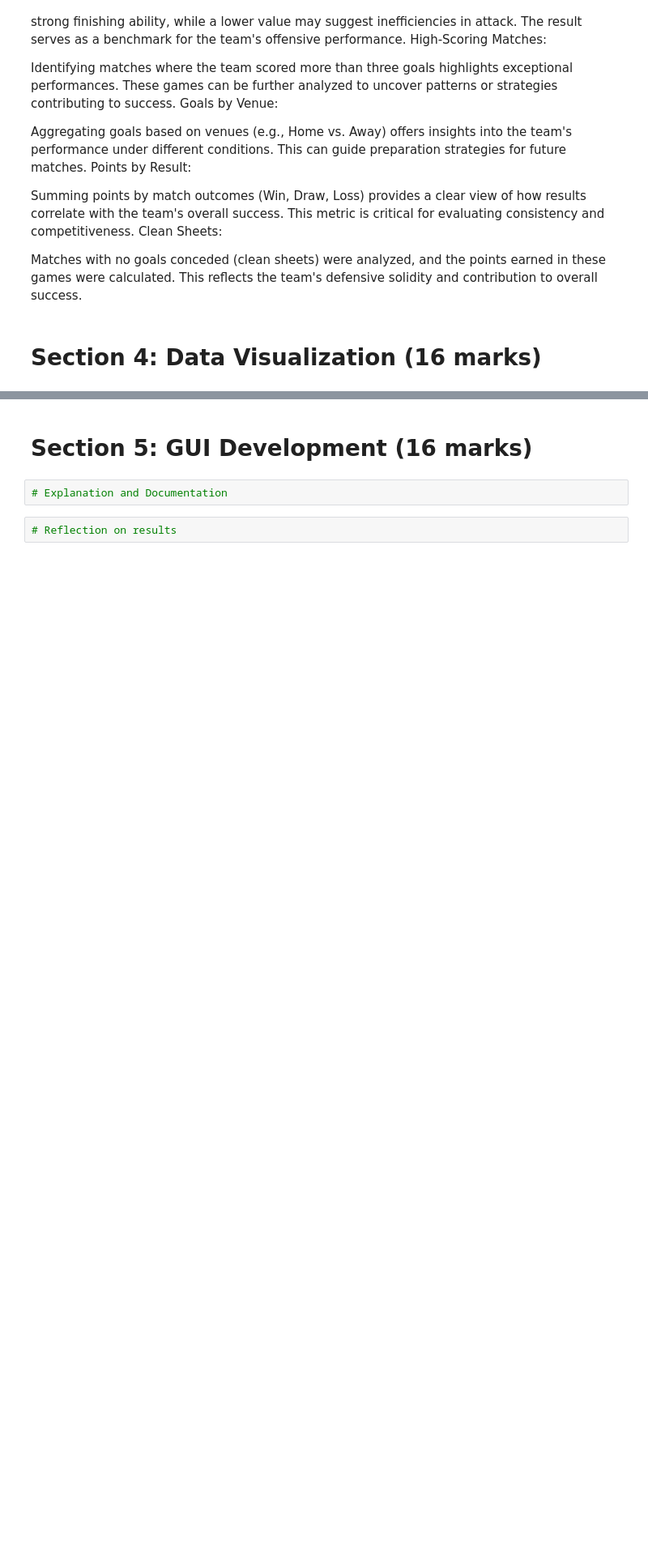
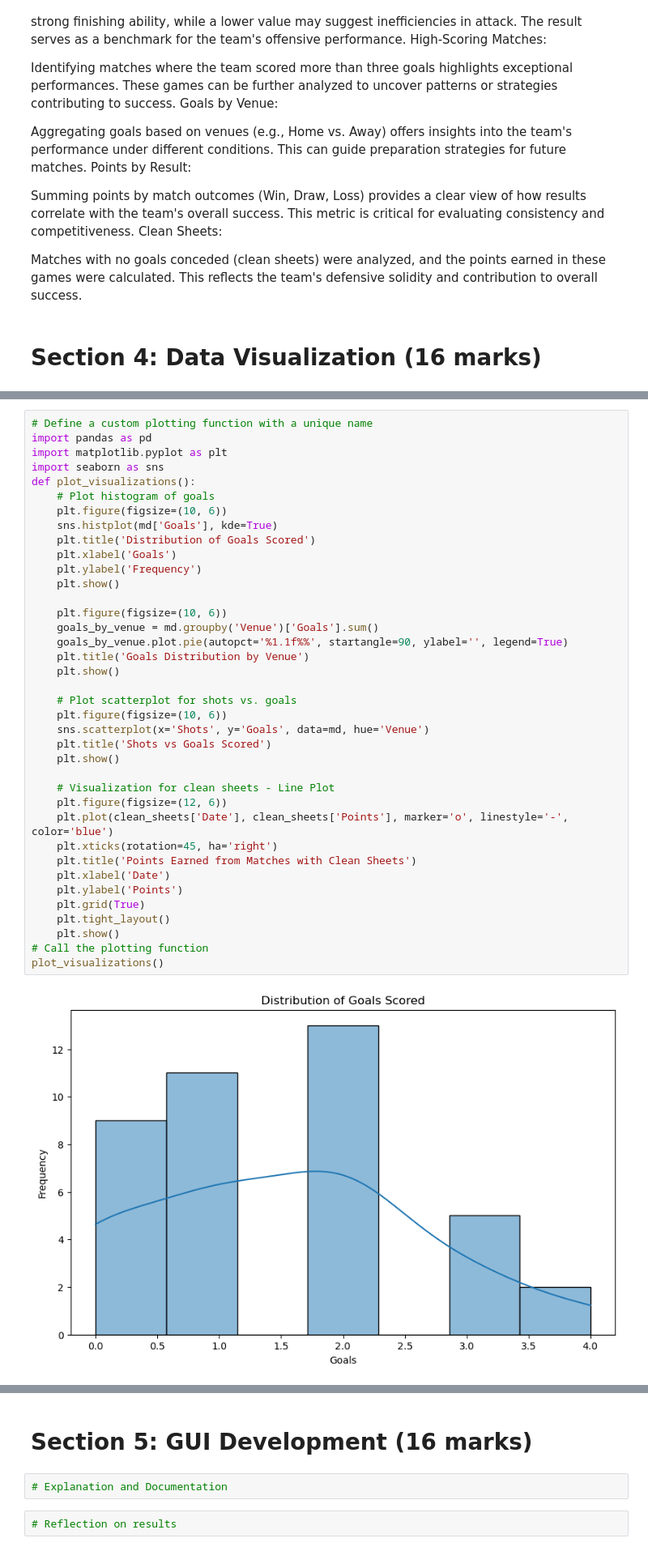
Before and after one commit to Allwyn97/python_coursework, a Jupyter notebook: N1306612_SOFT40161_CourseWork.ipynb, the cells around one changed output, grey strips where cells are left out. Shown at 81% size. Drawn from its saved outputs; the diff is of its cells as text; blank space fills up the shorter version.

```diff
--- a/N1306612_SOFT40161_CourseWork.ipynb
+++ b/N1306612_SOFT40161_CourseWork.ipynb
@@ -207,0 +226,40 @@ Matches with no goals conceded (clean sheets) were analyzed, and the points earn
+# %%
+# Define a custom plotting function with a unique name
+import pandas as pd
+import matplotlib.pyplot as plt
+import seaborn as sns
+def plot_visualizations():
+    # Plot histogram of goals
+    plt.figure(figsize=(10, 6))
+    sns.histplot(md['Goals'], kde=True)
+    plt.title('Distribution of Goals Scored')
+    plt.xlabel('Goals')
+    plt.ylabel('Frequency')
+    plt.show()
+
+    plt.figure(figsize=(10, 6))
+    goals_by_venue = md.groupby('Venue')['Goals'].sum()
+    goals_by_venue.plot.pie(autopct='%1.1f%%', startangle=90, ylabel='', legend=True)
+    plt.title('Goals Distribution by Venue')
+    plt.show()
+
+    # Plot scatterplot for shots vs. goals
+    plt.figure(figsize=(10, 6))
+    sns.scatterplot(x='Shots', y='Goals', data=md, hue='Venue')
+    plt.title('Shots vs Goals Scored')
+    plt.show()
+
+    # Visualization for clean sheets - Line Plot
+    plt.figure(figsize=(12, 6))
+    plt.plot(clean_sheets['Date'], clean_sheets['Points'], marker='o', linestyle='-', color='blue')
+    plt.xticks(rotation=45, ha='right')
+    plt.title('Points Earned from Matches with Clean Sheets')
+    plt.xlabel('Date')
+    plt.ylabel('Points')
+    plt.grid(True)
+    plt.tight_layout()
+    plt.show()
+# Call the plotting function
+plot_visualizations()
+# %% [output]
+[figure, added]
```
Also changed, not shown: parts of 5 cells of this notebook.
